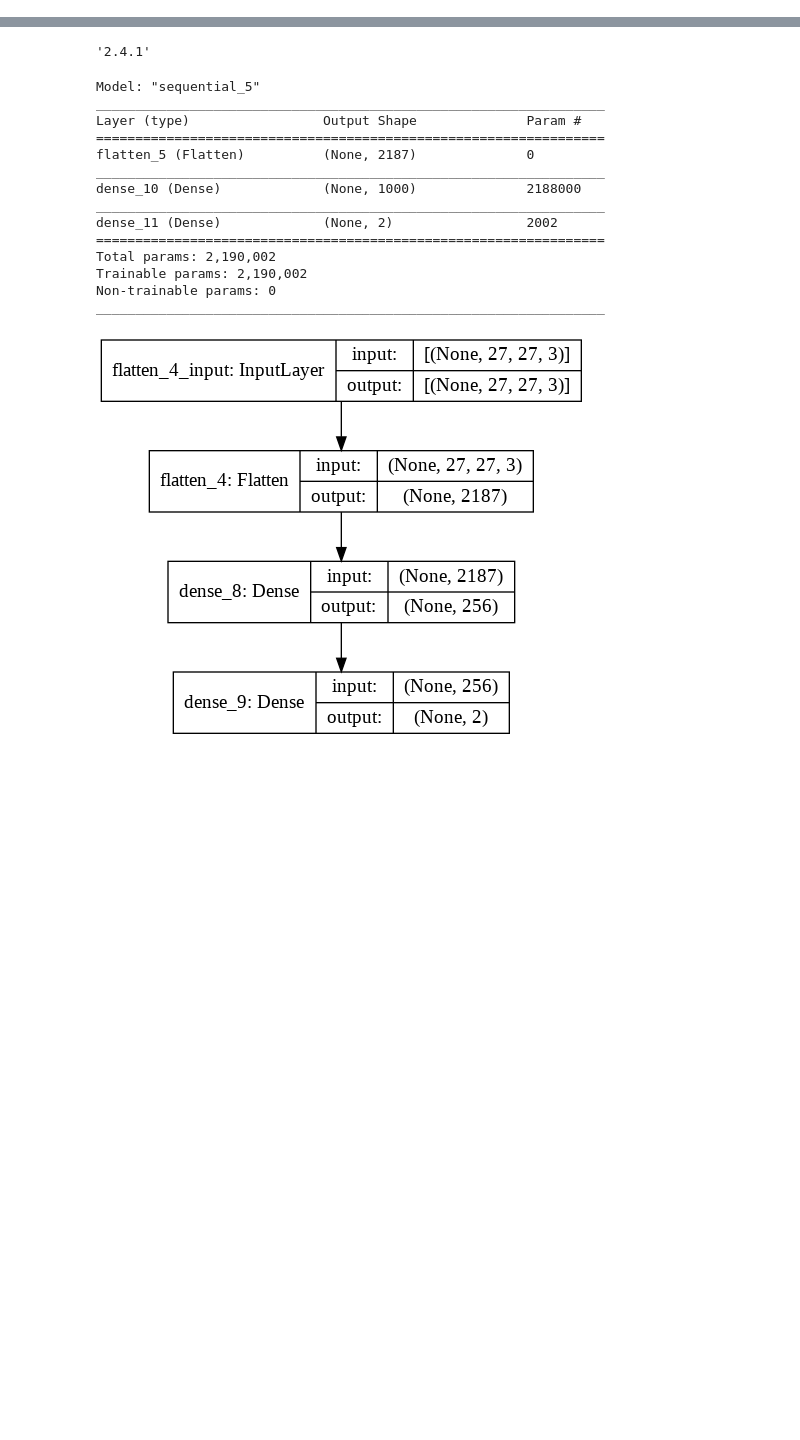
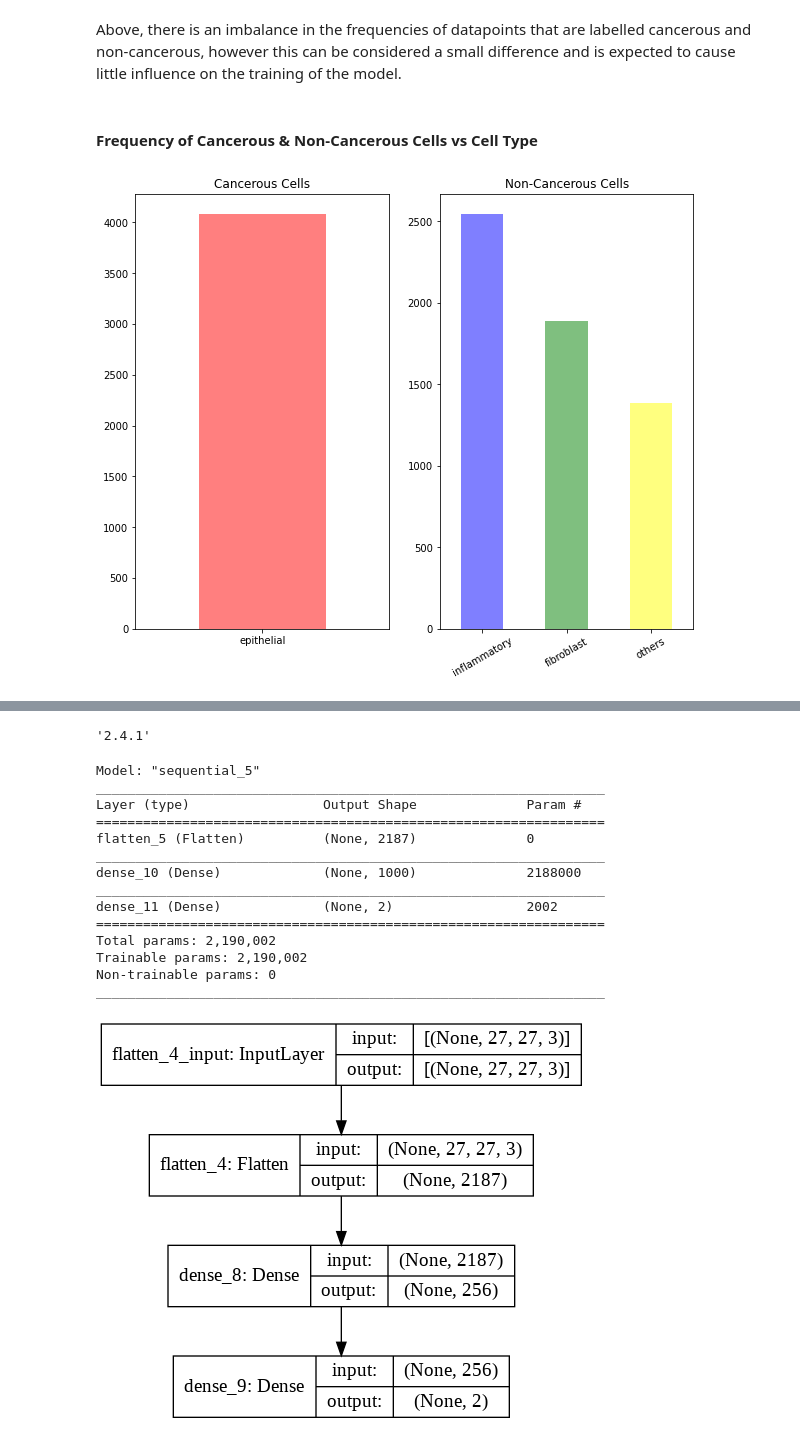
Before and after one commit to Transhumanistx/CML_ColonCancer, a Jupyter notebook: colon_cancer_classification_s3717205.ipynb, the cells around one changed output, grey strips where cells are left out. Cells and saved outputs as stored; diff of their text form; code cells hidden in the pictures; blank space fills up the shorter version.

```diff
--- a/colon_cancer_classification_s3717205.ipynb
+++ b/colon_cancer_classification_s3717205.ipynb
@@ -9,0 +92,24 @@ data = pd.read_csv('./data_labels_mainData.csv')
+# %% [markdown]
+Above, there is an imbalance in the frequencies of datapoints that are labelled cancerous and non-cancerous, however this can be considered a small difference and is expected to cause little influence on the training of the model.
+# %% [markdown]
+#### **Frequency of Cancerous & Non-Cancerous Cells vs Cell Type**
+# %%
+# Split data into cancerous and non-cancerous sets for plotting
+cancerousCellData = data[data['isCancerous'] == 1]
+nonCancerousCellData = data[data['isCancerous'] == 0]
+
+# Plotting the number of cancerous and non-cancerous cells against cell type
+plt.figure(figsize=(10,8))
+
+plt.subplot(1, 2, 1)
+plt.title("Cancerous Cells")
+cancerousCellData['cellTypeName'].value_counts().plot(kind='bar', rot=0, color=['red'], alpha=0.5)
+
+plt.subplot(1, 2, 2)
+plt.title("Non-Cancerous Cells")
+nonCancerousCellData['cellTypeName'].value_counts().plot(kind='bar', rot=0, color=['blue', 'green', 'yellow'], alpha=0.5)
+plt.xticks(rotation=30)
+
+plt.show()
+# %% [output]
+[figure, added]
```
Also changed, not shown: parts of 19 cells of this notebook, 1 other file.
